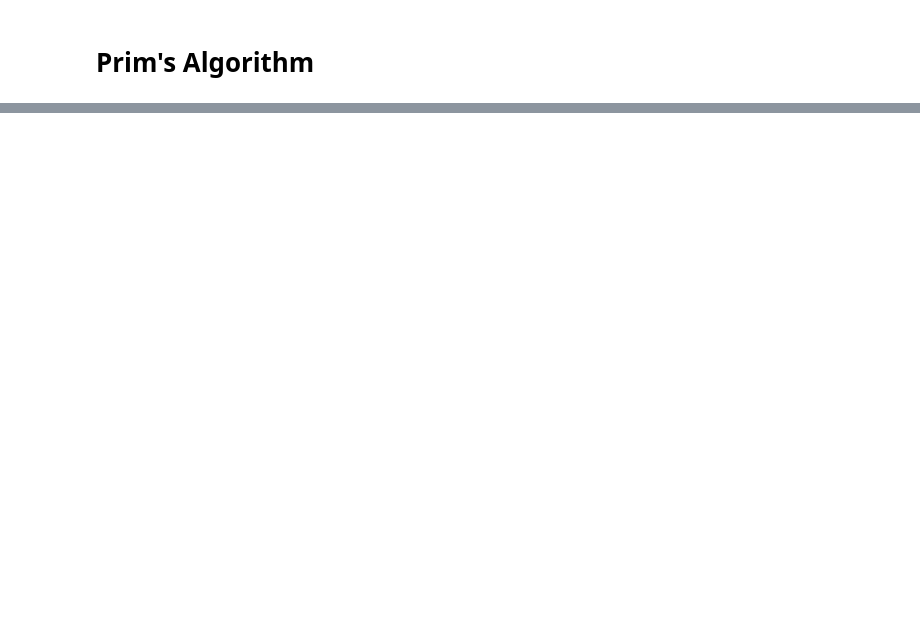
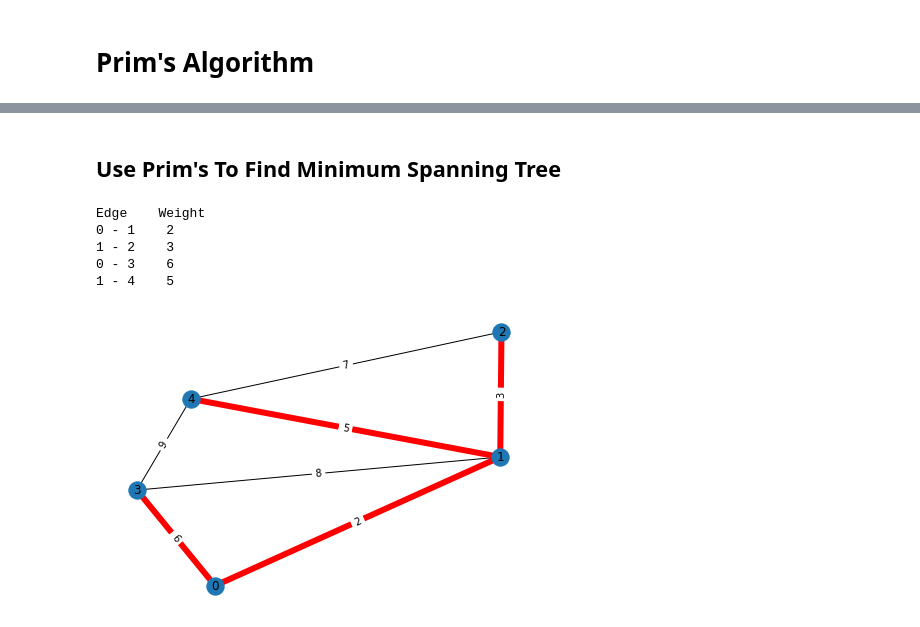
Before and after one commit to GharinPautz/cpsc437-project, a Jupyter notebook: gui.ipynb, the cells around one changed output, grey strips where cells are left out. Cells and saved outputs as stored; diff of their text form; code cells hidden in the pictures; blank space fills up the shorter version.

```diff
--- a/gui.ipynb
+++ b/gui.ipynb
@@ -30,0 +50,11 @@ colors: ['r', 'r', 'r', 'black', 'r', 'black', 'black']
+# %% [markdown]
+## Use Prim's To Find Minimum Spanning Tree
+# %%
+g.prims_MST()
+# %% [output]
+Edge    Weight
+0 - 1    2
+1 - 2    3
+0 - 3    6
+1 - 4    5
+[figure, added]
```
Also changed, not shown: parts of 6 cells of this notebook, 1 other file.
